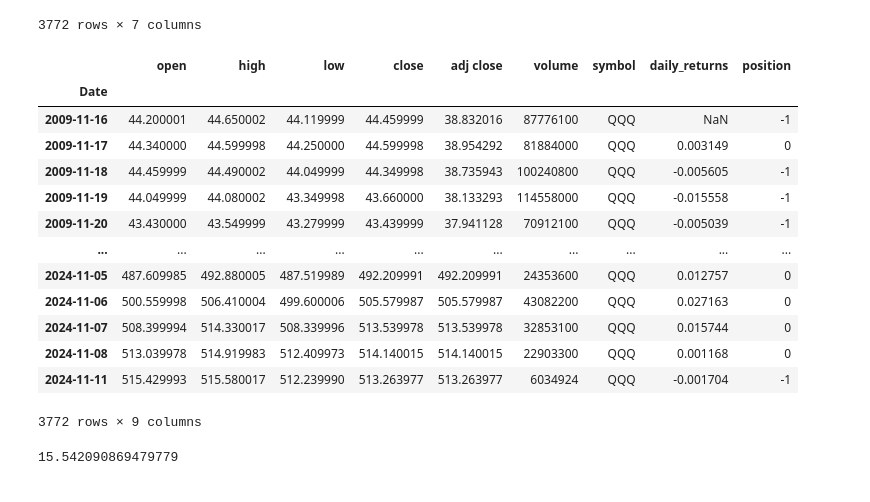
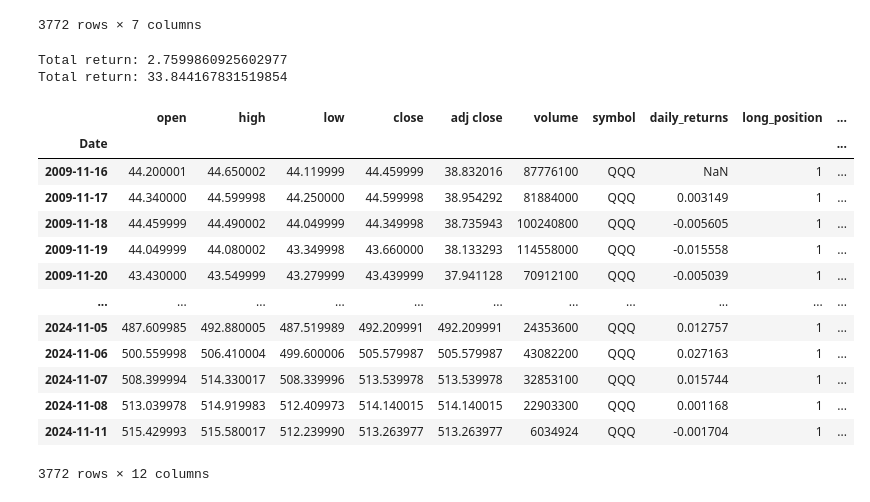
Before and after one commit to asprenger/trading-momentum-transformer, a Jupyter notebook: notebooks/Simple Strategies.ipynb, the cells around one changed output. Drawn from its saved outputs; the diff is of its cells as text; code cells hidden in the pictures.

```diff
--- a/notebooks/Simple Strategies.ipynb
+++ b/notebooks/Simple Strategies.ipynb
@@ -21,40 +21,51 @@ df_asset
 # %%
 def calc_returns(srs: pd.Series, day_offset: int = 1) -> pd.Series:
     """for each element of a pandas time-series srs,
     calculates the returns over the past number of days
     specified by offset
 
     Args:
         srs (pd.Series): time-series of prices
         day_offset (int, optional): number of days to calculate returns over. Defaults to 1.
 
     Returns:
         pd.Series: series of returns
     """
     returns = srs / srs.shift(day_offset) - 1.0
     return returns
 
+df_asset = pd.read_parquet(f'../sectors/QQQ_daily.parquet')
 df_asset["daily_returns"] = calc_returns(df_asset["close"])
-df_asset['position'] = df_asset['daily_returns'].apply(lambda daily_return: 0 if daily_return > 0 else -1)
+
+# take a long position, just stay in the market all the time
+df_asset["long_position"] = df_asset["daily_returns"].shift(-1).apply(lambda daily_return: 1)
+df_asset['long_return'] = df_asset["daily_returns"].shift(-1) * df_asset["long_position"]
+
+# pretend to know the daily return in advance and implement the optimal long/short trading strategy
+df_asset["perfect_trader_position"] = df_asset["daily_returns"].shift(-1).apply(lambda daily_return: 1 if daily_return > 0 else -1)
+df_asset['perfect_trader_return'] = df_asset["daily_returns"].shift(-1) * df_asset["perfect_trader_position"]
+
+long_total_return = df_asset['long_return'].sum()
+print(f"Total return: {long_total_return}")
+
+perfect_trader_total_return = df_asset['perfect_trader_return'].sum()
+print(f"Total return: {perfect_trader_total_return}")
 
 df_asset
 # %% [output]
+Total return: 2.7599860925602977
+Total return: 33.844167831519854
-|  | open | high | low | close | adj close | volume | symbol | daily_returns | position |
-| Date |  |  |  |  |  |  |  |  |  |
-| 2009-11-16 | 44.200001 | 44.650002 | 44.119999 | 44.459999 | 38.832016 | 87776100 | QQQ | NaN | -1 |
-| 2009-11-17 | 44.340000 | 44.599998 | 44.250000 | 44.599998 | 38.954292 | 81884000 | QQQ | 0.003149 | 0 |
-| 2009-11-18 | 44.459999 | 44.490002 | 44.049999 | 44.349998 | 38.735943 | 100240800 | QQQ | -0.005605 | -1 |
-| 2009-11-19 | 44.049999 | 44.080002 | 43.349998 | 43.660000 | 38.133293 | 114558000 | QQQ | -0.015558 | -1 |
-| 2009-11-20 | 43.430000 | 43.549999 | 43.279999 | 43.439999 | 37.941128 | 70912100 | QQQ | -0.005039 | -1 |
-| ... | ... | ... | ... | ... | ... | ... | ... | ... | ... |
-| 2024-11-05 | 487.609985 | 492.880005 | 487.519989 | 492.209991 | 492.209991 | 24353600 | QQQ | 0.012757 | 0 |
-| 2024-11-06 | 500.559998 | 506.410004 | 499.600006 | 505.579987 | 505.579987 | 43082200 | QQQ | 0.027163 | 0 |
-| 2024-11-07 | 508.399994 | 514.330017 | 508.339996 | 513.539978 | 513.539978 | 32853100 | QQQ | 0.015744 | 0 |
-| 2024-11-08 | 513.039978 | 514.919983 | 512.409973 | 514.140015 | 514.140015 | 22903300 | QQQ | 0.001168 | 0 |
-| 2024-11-11 | 515.429993 | 515.580017 | 512.239990 | 513.263977 | 513.263977 | 6034924 | QQQ | -0.001704 | -1 |
+|  | open | high | low | close | adj close | volume | symbol | daily_returns | long_position | ... |
+| Date |  |  |  |  |  |  |  |  |  | ... |
+| 2009-11-16 | 44.200001 | 44.650002 | 44.119999 | 44.459999 | 38.832016 | 87776100 | QQQ | NaN | 1 | ... |
+| 2009-11-17 | 44.340000 | 44.599998 | 44.250000 | 44.599998 | 38.954292 | 81884000 | QQQ | 0.003149 | 1 | ... |
+| 2009-11-18 | 44.459999 | 44.490002 | 44.049999 | 44.349998 | 38.735943 | 100240800 | QQQ | -0.005605 | 1 | ... |
+| 2009-11-19 | 44.049999 | 44.080002 | 43.349998 | 43.660000 | 38.133293 | 114558000 | QQQ | -0.015558 | 1 | ... |
+| 2009-11-20 | 43.430000 | 43.549999 | 43.279999 | 43.439999 | 37.941128 | 70912100 | QQQ | -0.005039 | 1 | ... |
+| ... | ... | ... | ... | ... | ... | ... | ... | ... | ... | ... |
+| 2024-11-05 | 487.609985 | 492.880005 | 487.519989 | 492.209991 | 492.209991 | 24353600 | QQQ | 0.012757 | 1 | ... |
+| 2024-11-06 | 500.559998 | 506.410004 | 499.600006 | 505.579987 | 505.579987 | 43082200 | QQQ | 0.027163 | 1 | ... |
+| 2024-11-07 | 508.399994 | 514.330017 | 508.339996 | 513.539978 | 513.539978 | 32853100 | QQQ | 0.015744 | 1 | ... |
+| 2024-11-08 | 513.039978 | 514.919983 | 512.409973 | 514.140015 | 514.140015 | 22903300 | QQQ | 0.001168 | 1 | ... |
+| 2024-11-11 | 515.429993 | 515.580017 | 512.239990 | 513.263977 | 513.263977 | 6034924 | QQQ | -0.001704 | 1 | ... |
-3772 rows × 9 columns
+3772 rows × 12 columns
-# %%
-total_return = (df_asset['daily_returns'] * df_asset['position']).sum()
-total_return
-# %% [output]
-15.542090869479779
```
Also changed, not shown: 33 other files.
